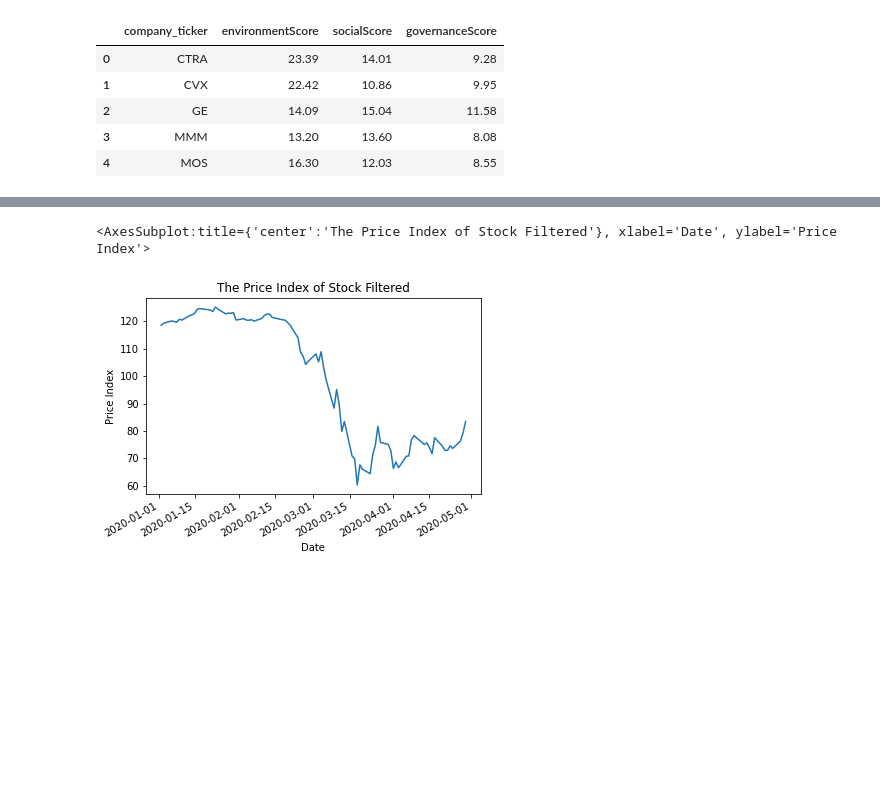
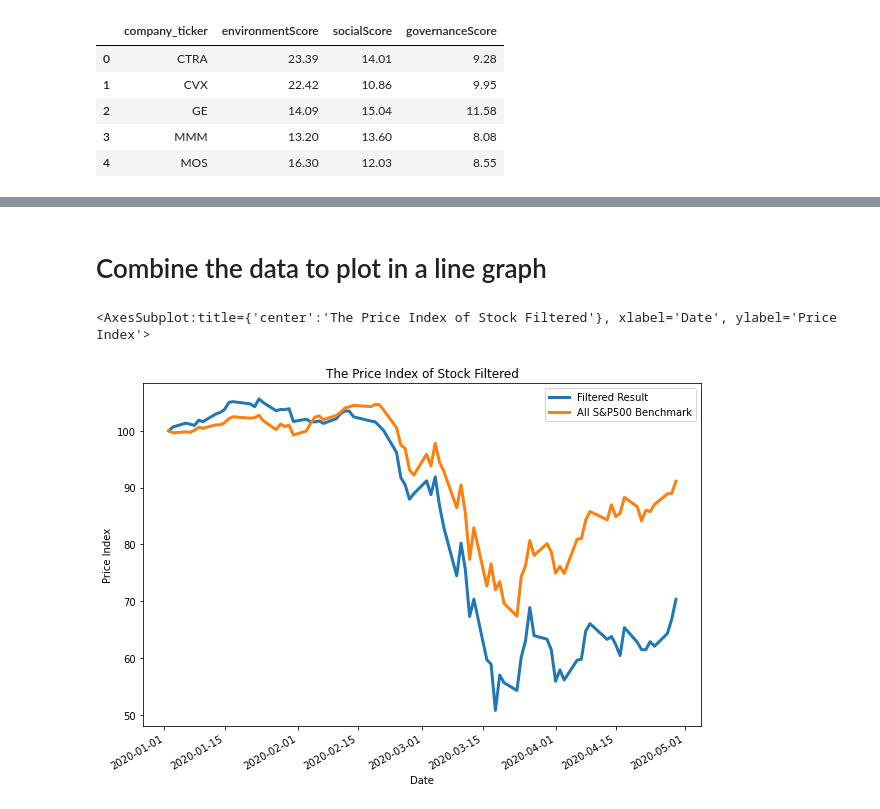
Before and after one commit to kevinbaross/custom_indexing_project, a Jupyter notebook: filter_sample.ipynb, the cells around one changed output, grey strips where cells are left out. Drawn from its saved outputs; the diff is of its cells as text; code cells hidden in the pictures; blank space fills up the shorter version.

Commit message:
Add functions to calculate the S&P index benchmark and plot the result

```diff
--- a/filter_sample.ipynb
+++ b/filter_sample.ipynb
@@ -148,0 +193,18 @@ Name: (custom_index, ), Length: 82, dtype: float64
+# %%
+#Create the "Custom_Index" column to calculate the average price of ALL stock in S&P500
+all_sp500_hist_data_closing['custom_index'] = all_sp500_hist_data_closing.mean(axis=1)
+
+#Select only the average price of all fetch stocks
+all_position_of_avg_price = len(all_sp500_hist_data_closing.columns)
+
+#Select only date and price
+all_sp500_hist_data_closing_only = all_sp500_hist_data_closing.iloc[:,int(all_position_of_avg_price)-1]
+
+#Find the division factor to transform the data to base 100 for easy comparison
+division_factor_all_sp500 = all_sp500_hist_data_closing_only.iloc[0]
+
+#Transform closing price into base 100 for easy comparison
+all_sp500_hist_data_closing_only = (all_sp500_hist_data_closing_only/division_factor_all_sp500)*100
+
+#Print the data frame to make sure the data is manipulated correctly
+all_sp500_hist_data_closing_only.head()
@@ -149,7 +219,24 @@ Name: (custom_index, ), Length: 82, dtype: float64
+# %% [markdown]
+# Combine the data to plot in a line graph
 # %%
-#Plot the data frame
-sp500_hist_data_closing_only.plot(title="The Price Index of Stock Filtered", xlabel="Date", ylabel="Price Index")
+#Plot the filtered data frame
+sp500_hist_data_closing_only.plot(
+    title="The Price Index of Stock Filtered",
+    xlabel="Date",
+    ylabel="Price Index",
+    figsize=(10,7),
+    legend="top",
+    label="Filtered Result",
+    linewidth=3
+)
+
+#Plot the "ALL" S&P500 index data frame
+all_sp500_hist_data_closing_only.plot(
+    legend="top",
+    label="All S&P500 Benchmark",
+    linewidth=3
+)
 # %% [output]
 <AxesSubplot:title={'center':'The Price Index of Stock Filtered'}, xlabel='Date', ylabel='Price Index'>
-[figure, old version]
+[figure, new version]
 # %%
```
Also changed, not shown: parts of 11 cells of this notebook.
